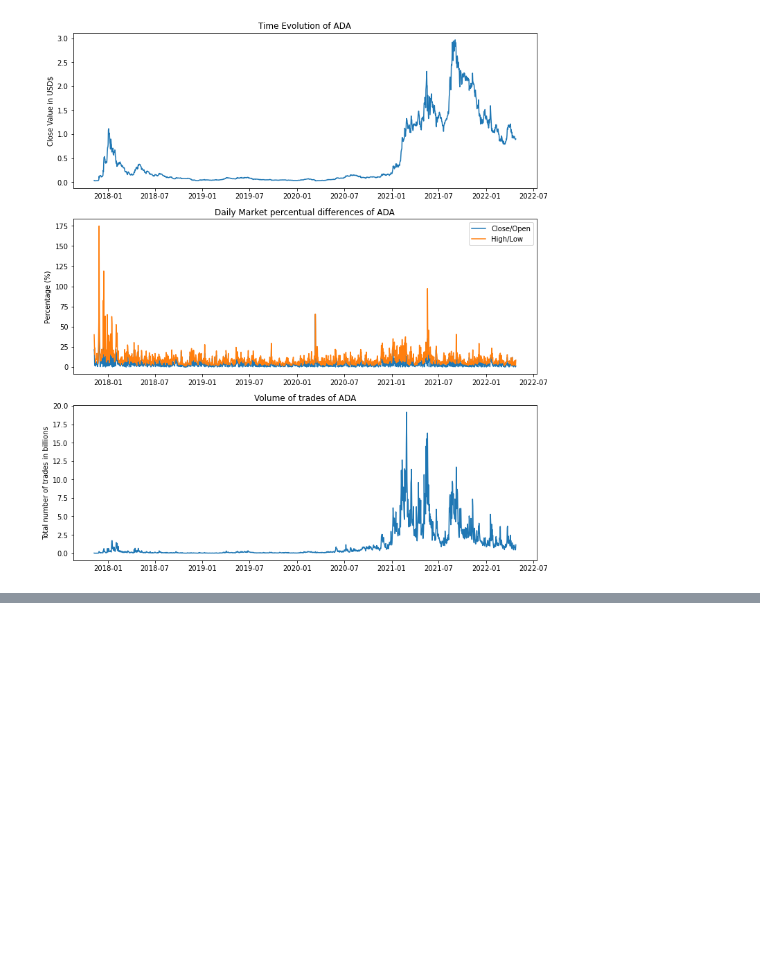
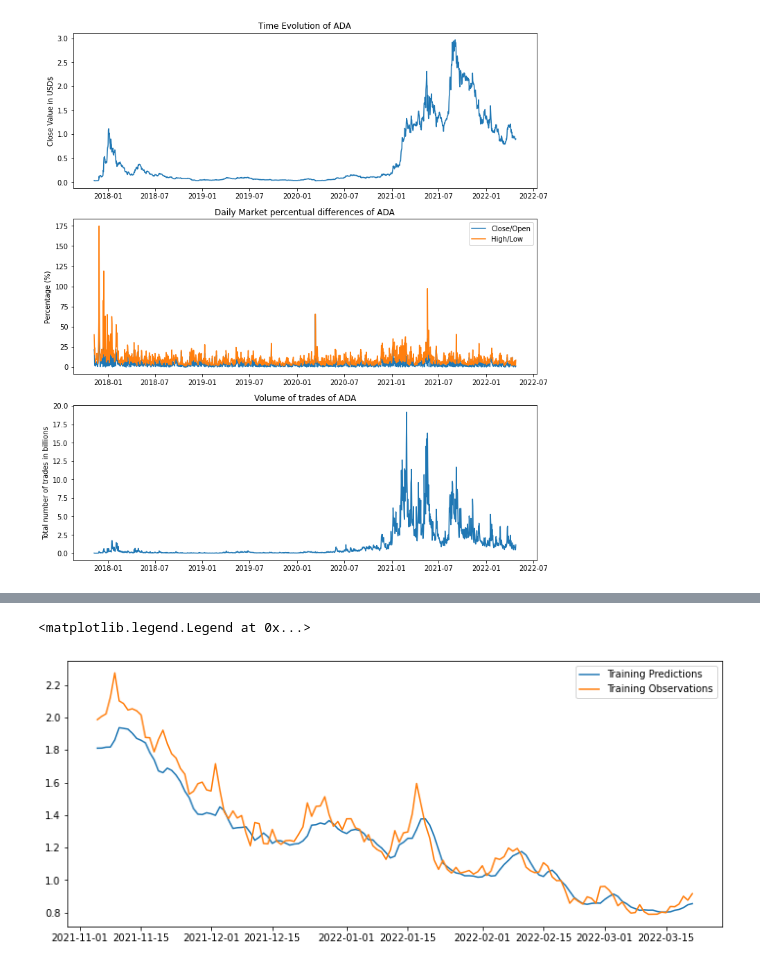
Before and after one commit to rodrigomfguedes/business-cases-21-22, a Jupyter notebook: BC4_crypto_forecasting/scripts/ADA_notebook.ipynb, the cells around one changed output, grey strips where cells are left out. Cells and saved outputs as stored; diff of their text form; code cells hidden in the pictures; blank space fills up the shorter version.

```diff
--- a/BC4_crypto_forecasting/scripts/ADA_notebook.ipynb
+++ b/BC4_crypto_forecasting/scripts/ADA_notebook.ipynb
@@ -424,0 +481,16 @@ Timestamp('2017-11-11 00:00:00')
+# %%
+from tensorflow.keras.models import Sequential
+from tensorflow.keras.optimizers import Adam
+from tensorflow.keras import layers
+
+model = Sequential([layers.Input((4, 1)),
+                    layers.LSTM(64),
+                    layers.Dense(32, activation='relu'),
+                    layers.Dense(32, activation='relu'),
+                    layers.Dense(1)])
+
+model.compile(loss='mse',
+              optimizer=Adam(learning_rate=0.035),
+              metrics=['mean_absolute_error'])
+
+model.fit(X_train, y_train, validation_data=(X_val, y_val), epochs=100)
@@ -424,0 +518,11 @@ Timestamp('2017-11-11 00:00:00')
+# %%
+train_predictions = model.predict(X_train).flatten()
+
+fig,axs = plt.subplots(1, 1, figsize=(12,5))
+
+axs.plot(dates_train, train_predictions)
+axs.plot(dates_train, y_train)
+axs.legend(['Training Predictions', 'Training Observations'])
+# %% [output]
+<matplotlib.legend.Legend at 0x...>
+[figure, added]
```
Also changed, not shown: parts of 27 cells of this notebook, 1 other file.
